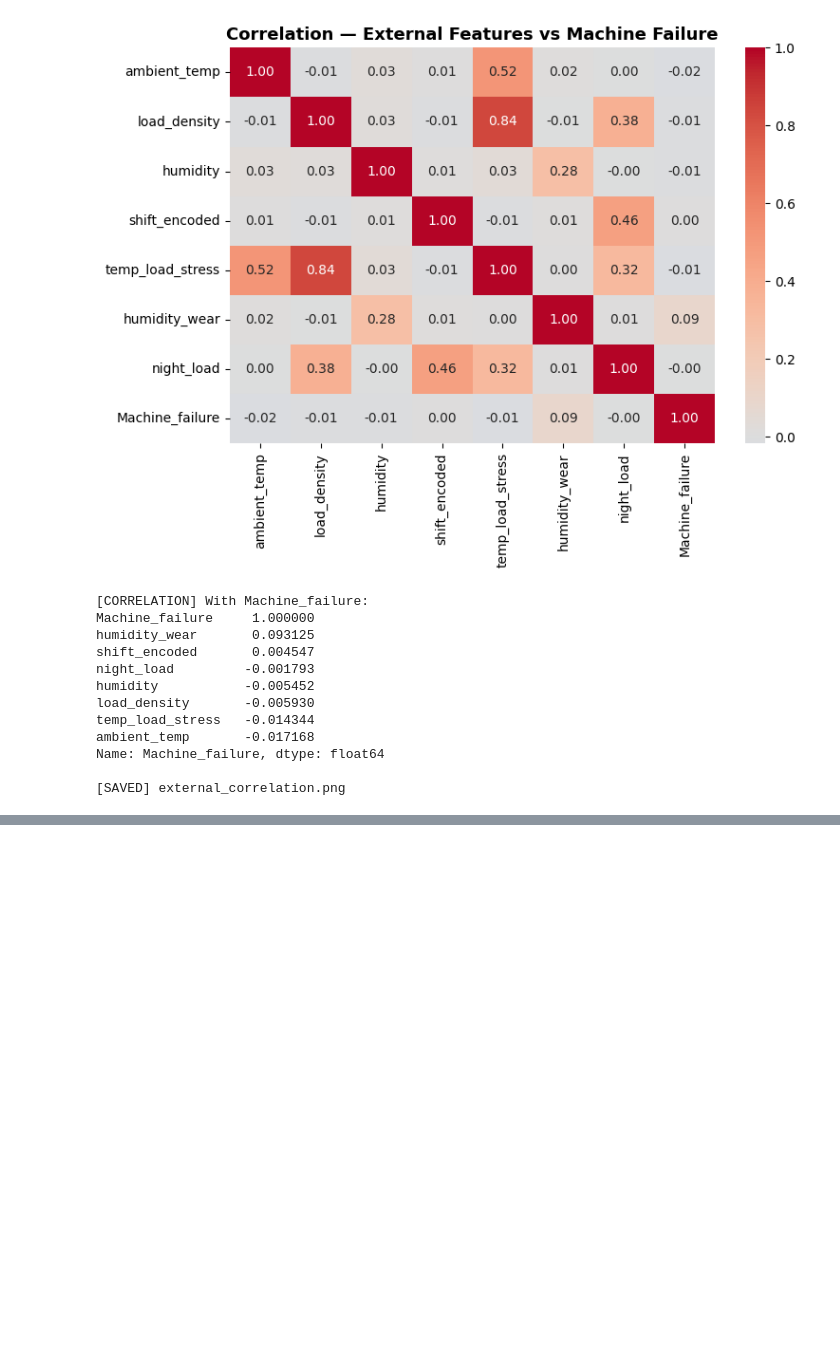
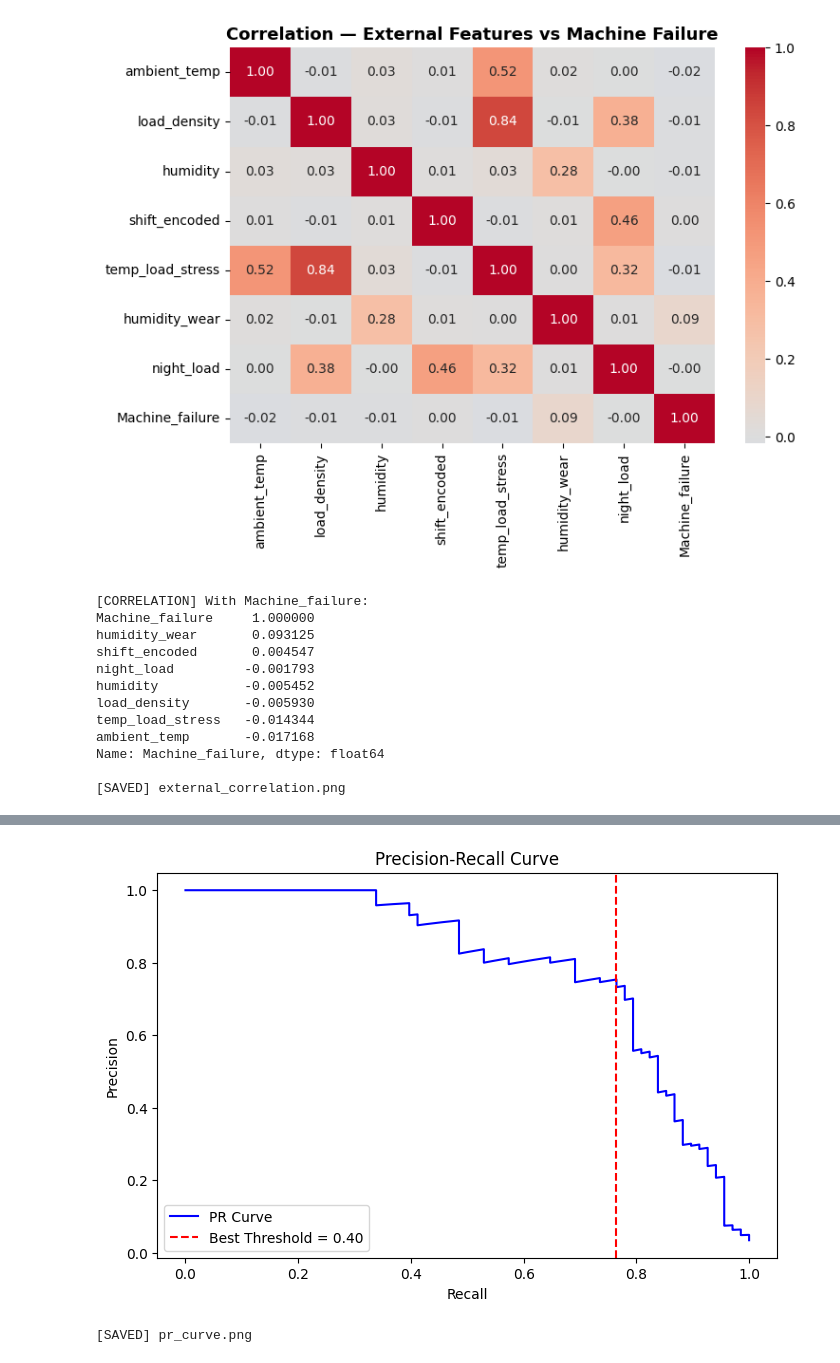
Before and after one commit to Swayam085/predictive-maintenance, a Jupyter notebook: notebooks/03_model.ipynb, the cells around one changed output, grey strips where cells are left out. Cells and saved outputs as stored; diff of their text form; code cells hidden in the pictures; blank space fills up the shorter version.

Commit message:
feat: threshold tuning + comparison table, macro F1 0.8639 to 0.8753 (fixes #8)

```diff
--- a/notebooks/03_model.ipynb
+++ b/notebooks/03_model.ipynb
@@ -461,3 +461,19 @@ ambient_temp       -0.017168
 Name: Machine_failure, dtype: float64
 
 [SAVED] external_correlation.png
+# %%
+from sklearn.metrics import precision_recall_curve
+import numpy as np
+
+# Probability predict karo
+y_prob = final_model.predict_proba(X_te)[:, 1]
+
+# PR curve se best threshold dhundho
+precision, recall, thresholds = precision_recall_curve(y_te, y_prob)
+f1_scores = 2 * (precision * recall) / (precision + recall + 1e-9)
+best_idx = np.argmax(f1_scores)
+best_threshold = thresholds[best_idx]
+
+print(f"Default threshold (0.5) F1  : {f1_scores[np.argmin(abs(thresholds - 0.5))]:.4f}")
+print(f"Best threshold              : {best_threshold:.4f}")
+print(f"Best threshold F1           : {f1_scores[best_idx]:.4f}")
@@ -463,0 +500,16 @@ Name: Machine_failure, dtype: float64
+# %%
+import matplotlib.pyplot as plt
+
+plt.figure(figsize=(8, 5))
+plt.plot(recall, precision, color='blue', label='PR Curve')
+plt.axvline(x=recall[best_idx], color='red', linestyle='--', label=f'Best Threshold = {best_threshold:.2f}')
+plt.xlabel('Recall')
+plt.ylabel('Precision')
+plt.title('Precision-Recall Curve')
+plt.legend()
+plt.savefig('../reports/figures/pr_curve.png')
+plt.show()
+print("[SAVED] pr_curve.png")
+# %% [output]
+[figure, added]
+[SAVED] pr_curve.png
```
Also changed, not shown: parts of 3 cells of this notebook, 1 other file.
